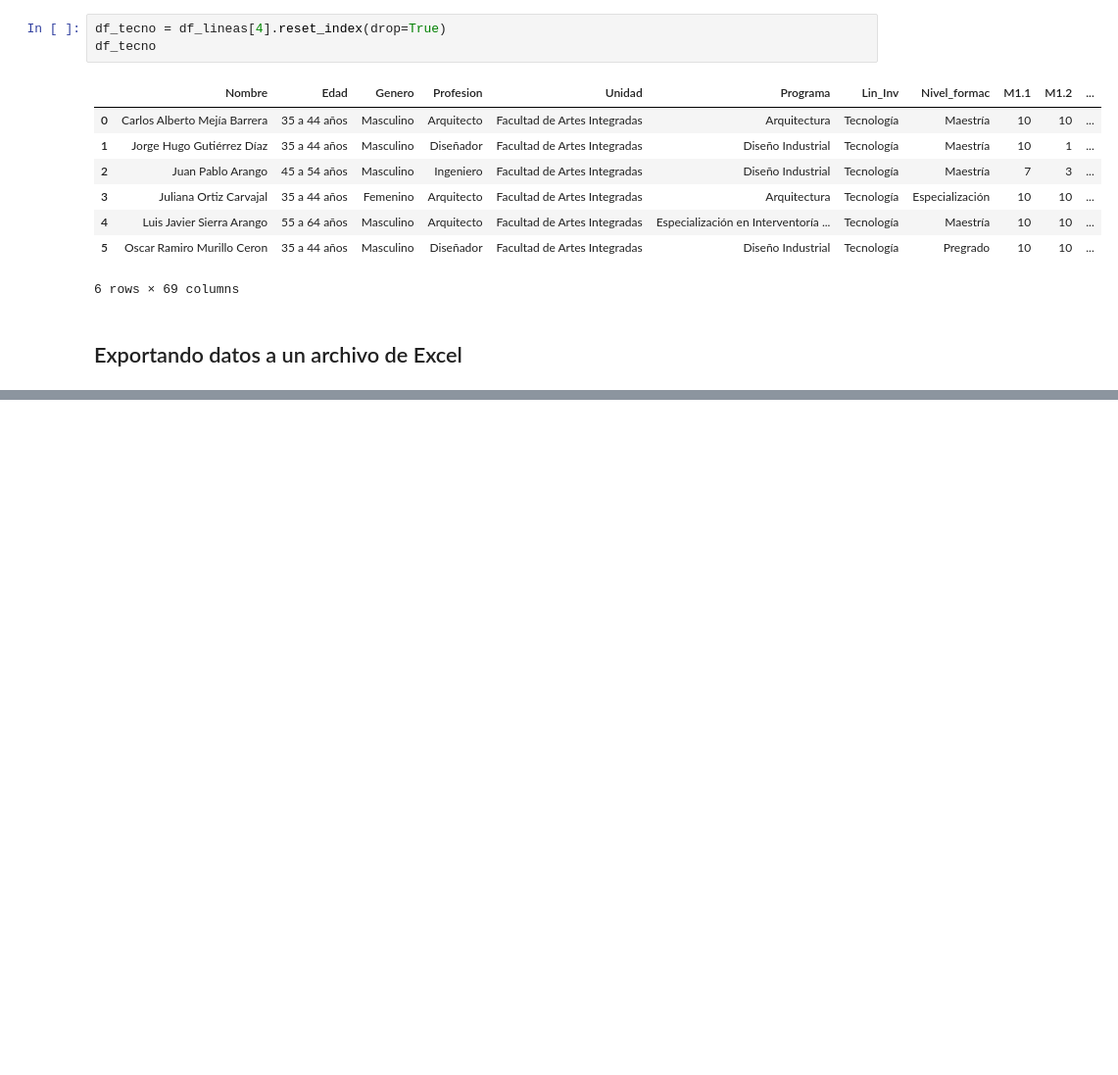
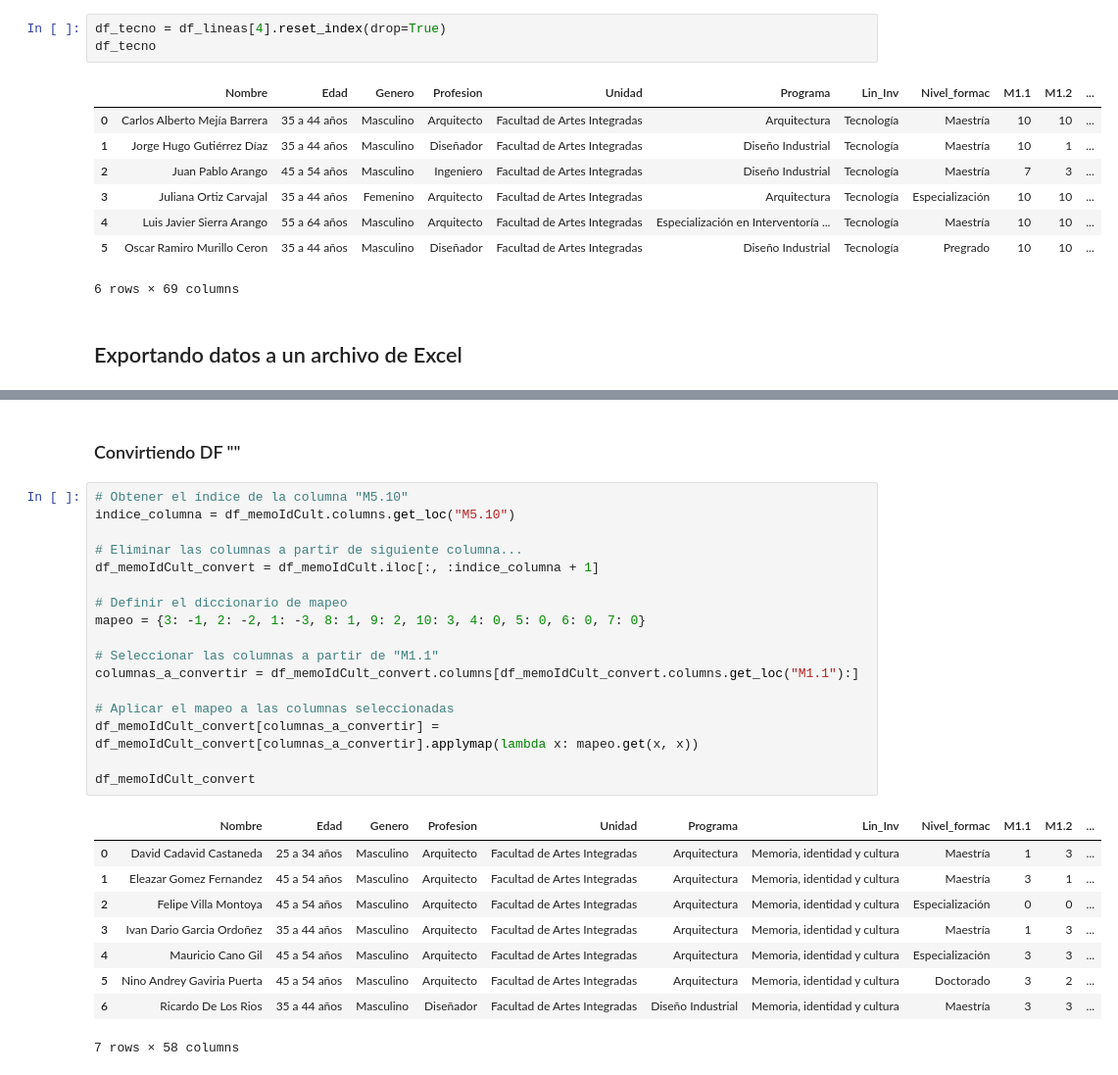
Before and after one commit to alejonaranjo83/mapa_conocimiento_v2, a Jupyter notebook: notebooks/0.1-alejo-data_read_process.ipynb, the cells around one changed output, grey strips where cells are left out. Shown at 98% size. Saved outputs shown, nothing was run; the diff lists cells and outputs as text; blank space fills up the shorter version.

```diff
--- a/notebooks/0.1-alejo-data_read_process.ipynb
+++ b/notebooks/0.1-alejo-data_read_process.ipynb
@@ -492,0 +681,29 @@ writer.close()
+# %% [markdown]
+### Convirtiendo DF ""
+# %%
+# Obtener el índice de la columna "M5.10"
+indice_columna = df_memoIdCult.columns.get_loc("M5.10")
+
+# Eliminar las columnas a partir de siguiente columna...
+df_memoIdCult_convert = df_memoIdCult.iloc[:, :indice_columna + 1]
+
+# Definir el diccionario de mapeo
+mapeo = {3: -1, 2: -2, 1: -3, 8: 1, 9: 2, 10: 3, 4: 0, 5: 0, 6: 0, 7: 0}
+
+# Seleccionar las columnas a partir de "M1.1"
+columnas_a_convertir = df_memoIdCult_convert.columns[df_memoIdCult_convert.columns.get_loc("M1.1"):]
+
+# Aplicar el mapeo a las columnas seleccionadas
+df_memoIdCult_convert[columnas_a_convertir] = df_memoIdCult_convert[columnas_a_convertir].applymap(lambda x: mapeo.get(x, x))
+
+df_memoIdCult_convert
+# %% [output]
+|  | Nombre | Edad | Genero | Profesion | Unidad | Programa | Lin_Inv | Nivel_formac | M1.1 | M1.2 | ... |
+| 0 | David Cadavid Castaneda | 25 a 34 años | Masculino | Arquitecto | Facultad de Artes Integradas | Arquitectura | Memoria, identidad y cultura | Maestría | 1 | 3 | ... |
+| 1 | Eleazar Gomez Fernandez | 45 a 54 años | Masculino | Arquitecto | Facultad de Artes Integradas | Arquitectura | Memoria, identidad y cultura | Maestría | 3 | 1 | ... |
+| 2 | Felipe Villa Montoya | 45 a 54 años | Masculino | Arquitecto | Facultad de Artes Integradas | Arquitectura | Memoria, identidad y cultura | Especialización | 0 | 0 | ... |
+| 3 | Ivan Dario Garcia Ordoñez | 35 a 44 años | Masculino | Arquitecto | Facultad de Artes Integradas | Arquitectura | Memoria, identidad y cultura | Maestría | 1 | 3 | ... |
+| 4 | Mauricio Cano Gil | 45 a 54 años | Masculino | Arquitecto | Facultad de Artes Integradas | Arquitectura | Memoria, identidad y cultura | Especialización | 3 | 3 | ... |
+| 5 | Nino Andrey Gaviria Puerta | 45 a 54 años | Masculino | Arquitecto | Facultad de Artes Integradas | Arquitectura | Memoria, identidad y cultura | Doctorado | 3 | 2 | ... |
+| 6 | Ricardo De Los Rios | 35 a 44 años | Masculino | Diseñador | Facultad de Artes Integradas | Diseño Industrial | Memoria, identidad y cultura | Maestría | 3 | 3 | ... |
+7 rows × 58 columns
```
Also changed, not shown: parts of 22 cells of this notebook, 5 other files.
